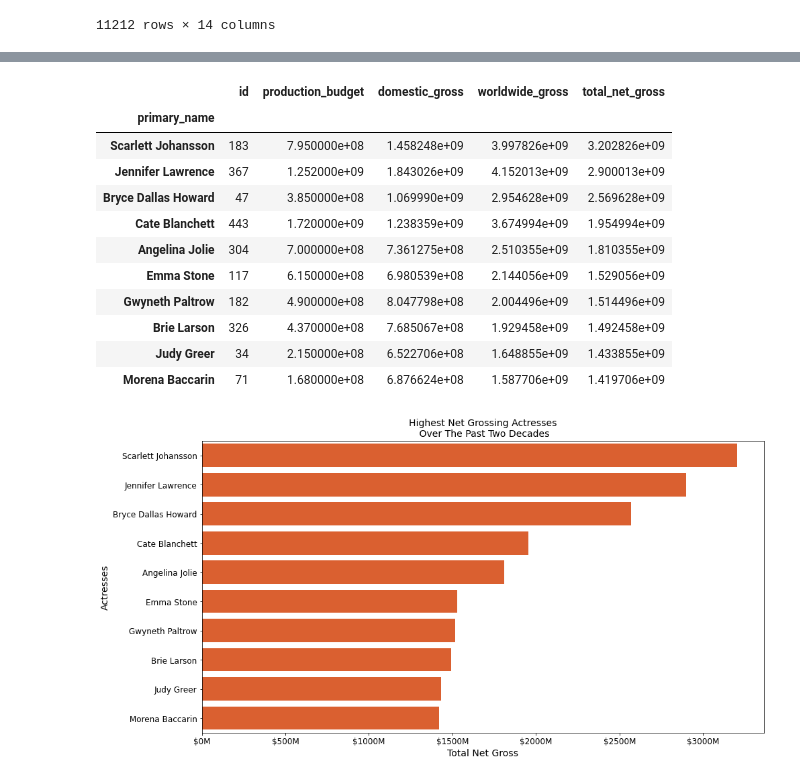
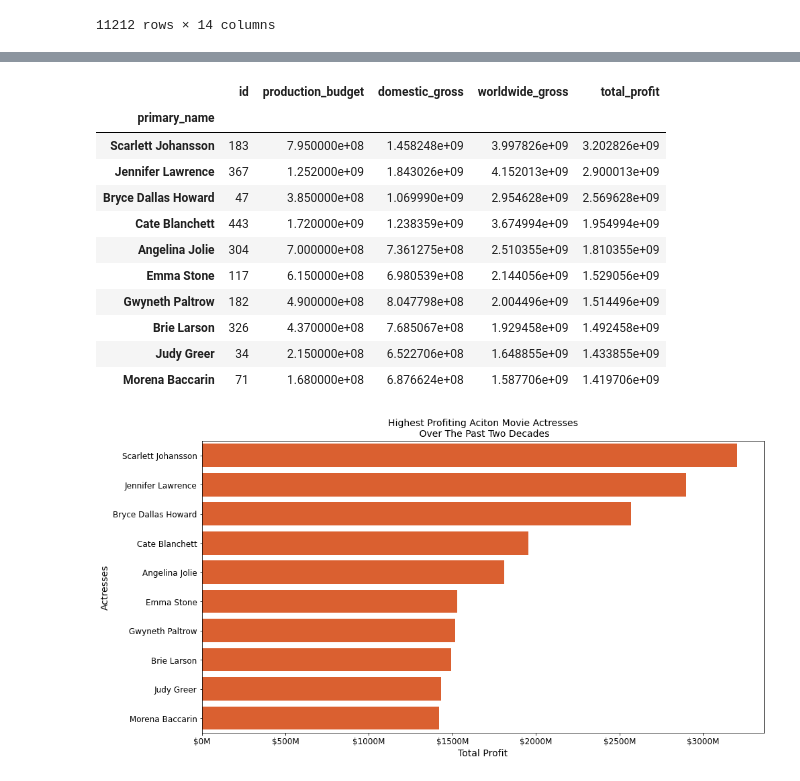
Before and after one commit to paul-lindquist/microsoft-studio-movie-analysis, a Jupyter notebook: data_parsing.ipynb, the cells around one changed output, grey strips where cells are left out. Saved outputs shown, nothing was run; the diff lists cells and outputs as text; code cells hidden in the pictures.

```diff
--- a/data_parsing.ipynb
+++ b/data_parsing.ipynb
@@ -239,8 +33,9 @@ I've located the top net grossing films and now want to figure out why they are
 #assinged that now to an int so that it is easier to read
 #since I'm on a PC for some reason I cannot just convert to int
 #only selected the movies from the past 20 years
-#created a copy of the budget dataframe sorted by the highest worldwide gross
-#selected the top 20 grossing movies from the past 20 years
+#established a column for net gross by subtracting the budget from the worldwide gross
+#merged in my genres so that I may only select action movies
+#selected the top 20 grossing action movies from the past 20 years
 budgetdf.replace(',','', regex=True, inplace=True)
 budgetdf.replace('\$','', regex=True, inplace=True)
 budgetdf['production_budget'] = budgetdf['production_budget'].astype(float)
@@ -251,9 +46,10 @@ budgetdf['worldwide_gross'] = budgetdf['worldwide_gross'].astype(int)
 budgetdf['domestic_gross'] = budgetdf['domestic_gross'].astype(int)
 budgetdf['release_date'] = pd.to_datetime(budgetdf['release_date'])
 budgetdf = budgetdf[budgetdf['release_date'].dt.year >= 2001]
-budgetdf['total_net_gross'] = budgetdf['worldwide_gross'] - budgetdf['production_budget']
+budgetdf['total_profit'] = budgetdf['worldwide_gross'] - budgetdf['production_budget']
 budgetandgenres = budgetdf.merge(genres, left_on=['movie'], right_on=['primary_title'])
-highestgrossdf = budgetandgenres.sort_values(by='total_net_gross', ascending=False)
+actiondf = budgetandgenres[budgetandgenres['genres'].str.contains('Action') == True]
+highestactiondf = actiondf.sort_values(by='total_profit', ascending=False)
 highest20df = highestactiondf.head(20)
 highest20df
 # %% [output]
@@ -426,7 +223,7 @@ grosscrew
 11212 rows × 14 columns
 # %%
 #Copying the dataframe into a sorted by the highest worldwide gross
-highestgrosscrew = grosscrew.sort_values(by='total_net_gross', ascending=False)
+highestgrosscrew = grosscrew.sort_values(by='total_profit', ascending=False)
 # %%
 highestgrosscrew
 # %% [output]
@@ -527,13 +353,13 @@ actresses.head(10)
 | 9334 | nm0000569 | Gwyneth Paltrow | tt1300854 | actress | Iron Man 3 | 48 | 2013-05-03 | Iron Man 3 | ... |
 | 7655 | nm1720028 | Amber Heard | tt1477834 | actress | Aquaman | 36 | 2018-12-21 | Aquaman | ... |
 # %%
-actressesgb = actresses.groupby(['primary_name']).sum().sort_values(['total_net_gross'], ascending=False)
+actressesgb = actresses.groupby(['primary_name']).sum().sort_values(['total_profit'], ascending=False)
 # %%
 top10actresses = actressesgb.head(10)
 # %%
 top10actresses
 # %% [output]
-|  | id | production_budget | domestic_gross | worldwide_gross | total_net_gross |
+|  | id | production_budget | domestic_gross | worldwide_gross | total_profit |
 | primary_name |  |  |  |  |  |
 | Scarlett Johansson | 183 | 7.950000e+08 | 1.458248e+09 | 3.997826e+09 | 3.202826e+09 |
 | Jennifer Lawrence | 367 | 1.252000e+09 | 1.843026e+09 | 4.152013e+09 | 2.900013e+09 |
@@ -546,14 +372,15 @@ top10actresses
 | Judy Greer | 34 | 2.150000e+08 | 6.522706e+08 | 1.648855e+09 | 1.433855e+09 |
 | Morena Baccarin | 71 | 1.680000e+08 | 6.876624e+08 | 1.587706e+09 | 1.419706e+09 |
 # %%
-actressfig, ax = plt.subplots(figsize=(15,8))
-sns.barplot(y = top10actresses.index, x = top10actresses['total_net_gross'], color='#f65314')
-ax.set_title('Highest Net Grossing Actresses\n Over The Past Two Decades',fontsize= 14)
-ax.set_xlabel('Total Net Gross',fontsize= 14)
+stevenactressfig, ax = plt.subplots(figsize=(15,8))
+sns.barplot(y = top10actresses.index, x = top10actresses['total_profit'], color='#f65314')
+ax.set_title('Highest Profiting Aciton Movie Actresses\n Over The Past Two Decades',fontsize= 14)
+ax.set_xlabel('Total Profit',fontsize= 14)
 ax.set_ylabel('Actresses',fontsize= 14)
 formatter = FuncFormatter(millions)
 ax.xaxis.set_major_formatter(formatter)
 plt.xticks(fontsize=12)
-plt.yticks(fontsize=12);
+plt.yticks(fontsize=12)
+#plt.savefig('stevenactressfig.jpg', dpi=300, bbox_inches='tight');
 # %% [output]
-[figure, old version]
+[figure, new version]
```
Also changed, not shown: parts of 40 cells of this notebook, 3 other files.
